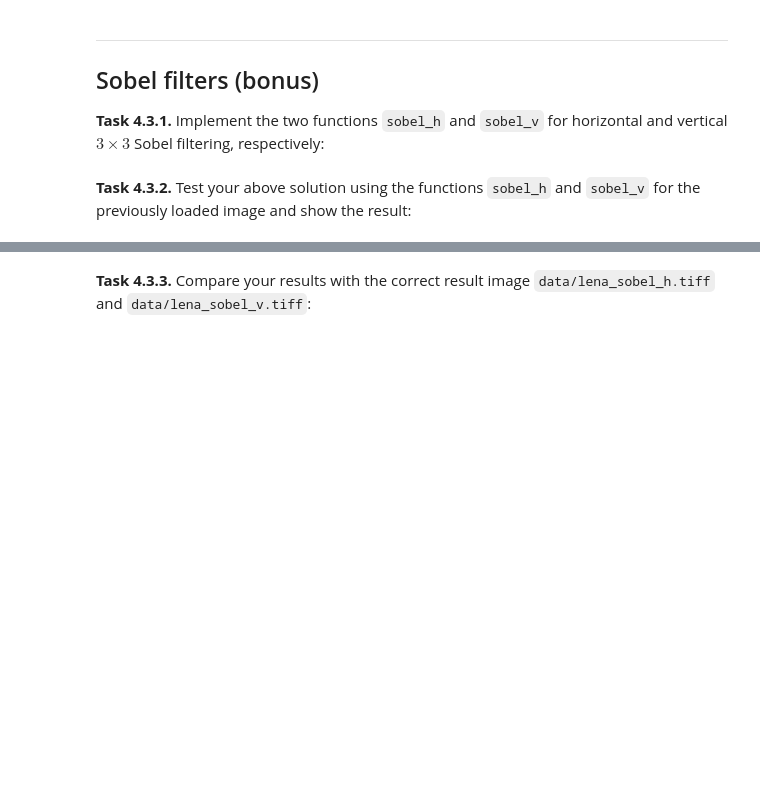
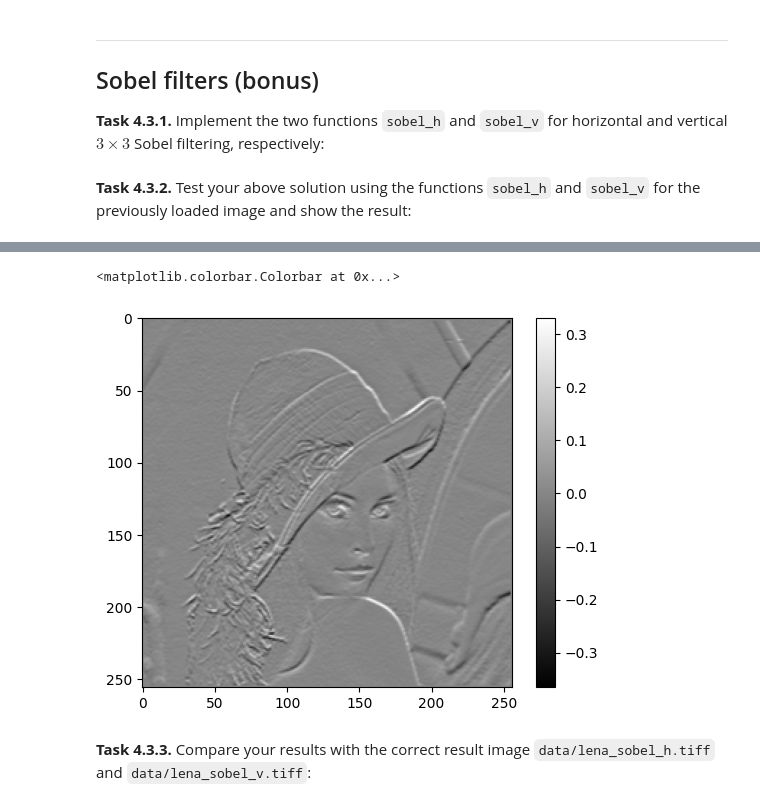
Before and after one commit to svenleukert/mobi-fs3-python, a Jupyter notebook: task4.ipynb, the cells around one changed output, grey strips where cells are left out. Drawn from its saved outputs; the diff is of its cells as text; code cells hidden in the pictures; blank space fills up the shorter version.

```diff
--- a/task4.ipynb
+++ b/task4.ipynb
@@ -119,2 +170,9 @@ assert numpy.allclose(img_grad, correct_img_grad, atol=1/255)
+# %%
+img_sobel_v=sobel_v(img)
+plt.imshow(img_sobel_v,"gray")
+plt.colorbar()
+# %% [output]
+<matplotlib.colorbar.Colorbar at 0x...>
+[figure, added]
 # %% [markdown]
 **<a id="#">Task 4.3.3.</a>** Compare your results with the correct result image `data/lena_sobel_h.tiff` and `data/lena_sobel_v.tiff`:
```
Also changed, not shown: parts of 3 cells of this notebook.
